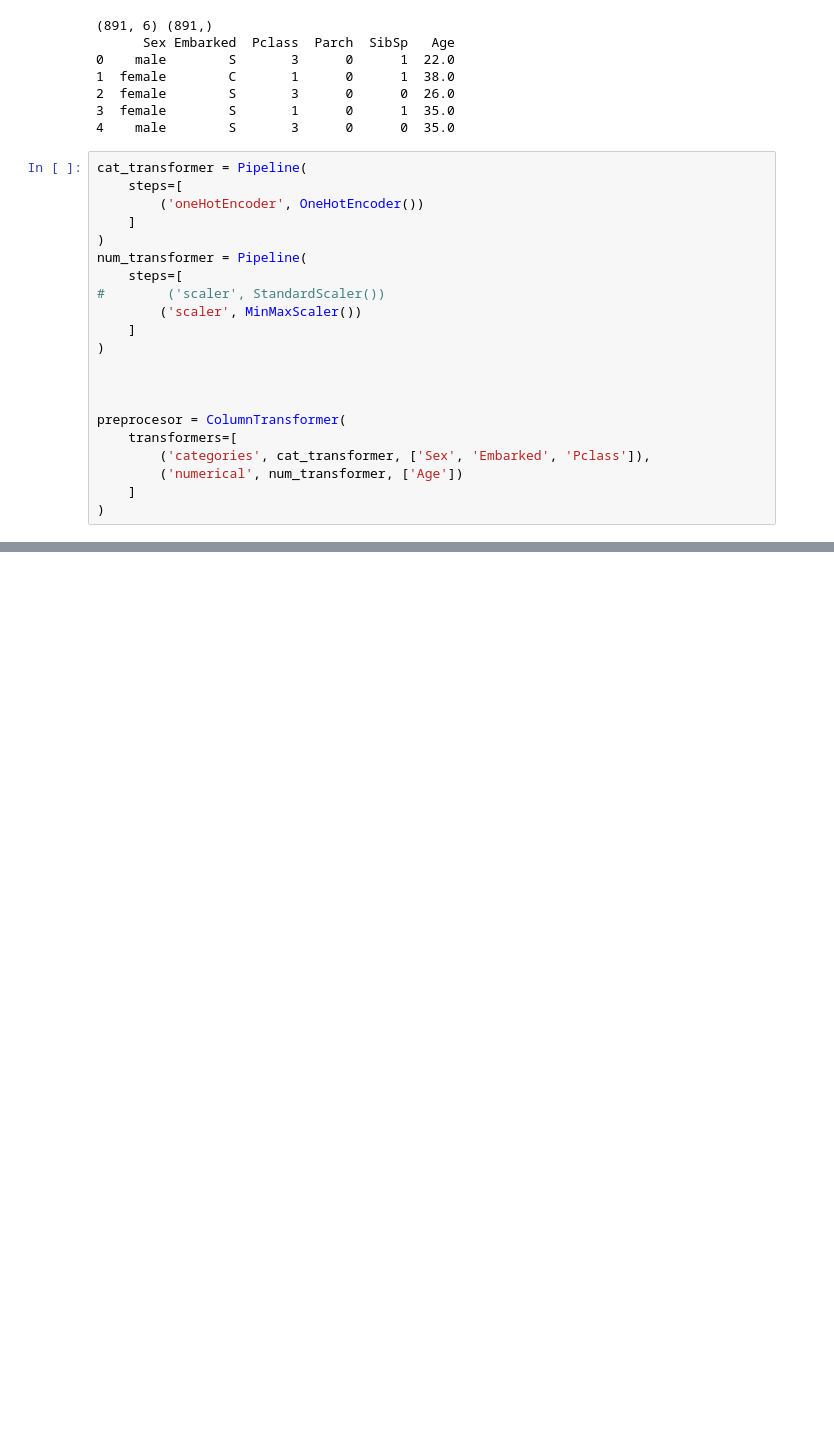
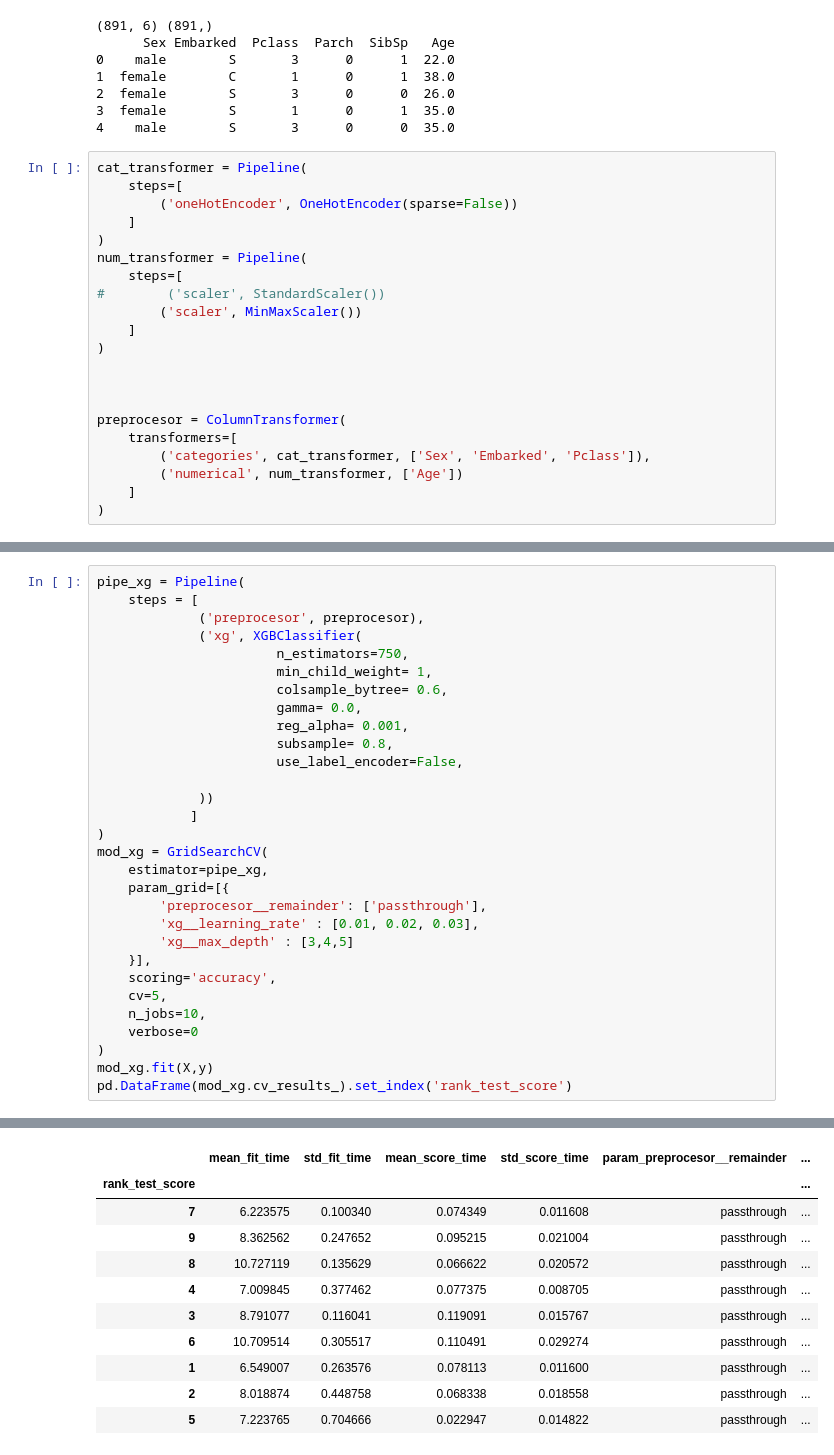
Before and after one commit to esteban-santiago/MLExcercises, a Jupyter notebook: EDABasicsPipeline.ipynb, the cells around one changed output, grey strips where cells are left out. Drawn from its saved outputs; the diff is of its cells as text; blank space fills up the shorter version.

```diff
--- a/EDABasicsPipeline.ipynb
+++ b/EDABasicsPipeline.ipynb
@@ -162,7 +162,7 @@ print(X.head())
 # %%
 cat_transformer = Pipeline(
     steps=[
-        ('oneHotEncoder', OneHotEncoder())
+        ('oneHotEncoder', OneHotEncoder(sparse=False))
     ]
 )
 num_transformer = Pipeline(
@@ -277,0 +243,31 @@ pd.DataFrame(mod_xg.cv_results_).set_index('rank_test_score')
+# %%
+pipe_xg = Pipeline(
+    steps = [
+             ('preprocesor', preprocesor),
+             ('xg', XGBClassifier(
+                       n_estimators=750,
+                       min_child_weight= 1,
+                       colsample_bytree= 0.6,
+                       gamma= 0.0,
+                       reg_alpha= 0.001,
+                       subsample= 0.8,
+                       use_label_encoder=False,
+
+             ))
+            ]
+)
+mod_xg = GridSearchCV(
+    estimator=pipe_xg,
+    param_grid=[{
+        'preprocesor__remainder': ['passthrough'],
+        'xg__learning_rate' : [0.01, 0.02, 0.03],
+        'xg__max_depth' : [3,4,5]
+    }],
+    scoring='accuracy',
+    cv=5,
+    n_jobs=10,
+    verbose=0
+)
+mod_xg.fit(X,y)
+pd.DataFrame(mod_xg.cv_results_).set_index('rank_test_score')
+# %% [output]
@@ -277,0 +275,11 @@ pd.DataFrame(mod_xg.cv_results_).set_index('rank_test_score')
+|  | mean_fit_time | std_fit_time | mean_score_time | std_score_time | param_preprocesor__remainder | ... |
+| rank_test_score |  |  |  |  |  | ... |
+| 7 | 6.223575 | 0.100340 | 0.074349 | 0.011608 | passthrough | ... |
+| 9 | 8.362562 | 0.247652 | 0.095215 | 0.021004 | passthrough | ... |
+| 8 | 10.727119 | 0.135629 | 0.066622 | 0.020572 | passthrough | ... |
+| 4 | 7.009845 | 0.377462 | 0.077375 | 0.008705 | passthrough | ... |
+| 3 | 8.791077 | 0.116041 | 0.119091 | 0.015767 | passthrough | ... |
+| 6 | 10.709514 | 0.305517 | 0.110491 | 0.029274 | passthrough | ... |
+| 1 | 6.549007 | 0.263576 | 0.078113 | 0.011600 | passthrough | ... |
+| 2 | 8.018874 | 0.448758 | 0.068338 | 0.018558 | passthrough | ... |
+| 5 | 7.223765 | 0.704666 | 0.022947 | 0.014822 | passthrough | ... |
```
Also changed, not shown: parts of 8 cells of this notebook, 1 other file.
